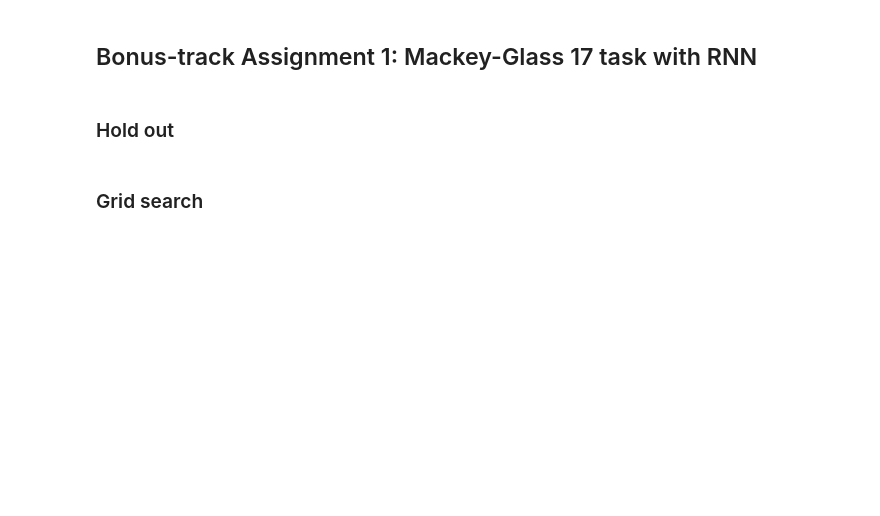
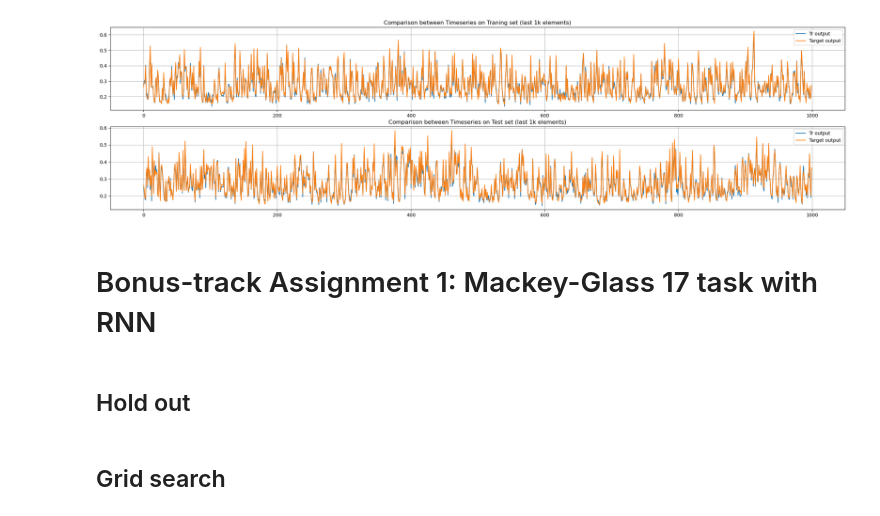
Before and after one commit to jacons/Computational-NeuroScience-Lab, a Jupyter notebook: LAB3_1/RNN.ipynb, the cells around one changed output. Cells and saved outputs as stored; diff of their text form; code cells hidden in the pictures; blank space fills up the shorter version.

Commit message:
RNN and TDNN done, sMINST ready to grid search

```diff
--- a/LAB3_1/RNN.ipynb
+++ b/LAB3_1/RNN.ipynb
@@ -15,4 +16,6 @@ from torch import Tensor, no_grad, zeros, from_numpy, cuda
 from torch.nn import Module, Sequential, Linear, MSELoss, RNN
 from torch.nn.utils import clip_grad_norm_
 from torch.optim import Adam
+# %%
+device = 'cuda' if cuda.is_available() else 'cpu'
 # %% [markdown]
@@ -20,6 +23,5 @@ from torch.optim import Adam
 # %%
-# Recurrent Neural network
-class RecurrentNN(Module):
+class RecurrentNN(Module): # Recurrent Neural network
     def __init__(self, hidden:int, layers:int, no_linearity:str="relu"):
         super(RecurrentNN,self).__init__()
 
@@ -35,6 +37,7 @@ class RecurrentNN(Module):
         self.last_hidden = None
 
     def forward(self, x:Tensor, y:Tensor=None, save_state:bool=False):
+        self.rnn.flatten_parameters()
         output, hn = self.rnn(x, self.last_hidden)
         y_pred = self.read_out(output)
 
@@ -52,10 +55,10 @@ class RNN_trainer:
     def __init__(self, hidden:int, layers:int, no_linearity:str):
 
         # model
-        self.model = RecurrentNN(hidden=hidden, layers=layers, no_linearity=no_linearity).to(gpu)
+        self.model = RecurrentNN(hidden=hidden, layers=layers, no_linearity=no_linearity).to(device)
 
     def fit(self, df:ndarray, epochs:int=2, lr:float=0.001)->Tensor:
-        df = from_numpy(df).float().contiguous().to(gpu)
+        df = from_numpy(df).float().contiguous().to(device)
 
         opt = Adam(self.model.parameters(), lr)
         history_tr = zeros(epochs) # Keep track the behavior of loss
@@ -75,7 +78,7 @@ class RNN_trainer:
 
     def validate(self, df:ndarray, save_state:bool=False) -> Tuple:
         # Given a validation dataset, it performs the loss
-        df = from_numpy(df).float().contiguous().to(gpu)
+        df = from_numpy(df).float().contiguous().to(device)
         return  self.predict(df[0], df[1], save_state) + (df[1],)
 
     def predict(self, x:Tensor, y:Tensor=None, save_state:bool=False):
@@ -191,8 +201,8 @@ final_trainer = RNN_trainer(hidden=best_config["units"],
 final_tr = hstack([tr_dataset, dev_dataset])
 tr_history = final_trainer.fit(final_tr, best_config["epochs"], lr=best_config["lr"])
 
-tr_loss, tr_out, tr_y = final_trainer.validate(final_tr)
-print("Validation Error", round(tr_loss.item(), 6))
+tr_loss, tr_y_pred, tr_y = final_trainer.validate(final_tr)
+print("Training Error", round(tr_loss.item(), 6))
 
-test_loss, test_out, test_y  = final_trainer.validate(ts_dataset)
+test_loss, ts_y_pred, test_y  = final_trainer.validate(ts_dataset)
 print("Test Error", round(test_loss.item(), 6))
@@ -201,7 +216,9 @@ show_loss(tr_history)
 # %%
-show_result(tr_out, tr_y, test_out, test_y)
+show_result(tr_y_pred, tr_y, ts_y_pred, test_y)
+# %% [output]
+[figure, added]
 # %% [markdown]
-## Bonus-track Assignment 1: Mackey-Glass 17 task with RNN
+# Bonus-track Assignment 1: Mackey-Glass 17 task with RNN
 # %% [markdown]
-### Hold out
+## Hold out
 # %%
@@ -209,7 +226,7 @@ source_aligned = zeros((2, source2.shape[0]-1, 1))
 source_aligned[0], source_aligned[1] = source2[:-1], source2[1:]
 tr_dataset, dev_dataset, ts_dataset = source_aligned[:,:4000], source_aligned[:,4000:5000], source_aligned[:,5000:]
 # %% [markdown]
-### Grid search
+## Grid search
 # %%
 ranges_to_explore = {
     "units" : [100, 200, 500],
```
Also changed, not shown: parts of 26 cells of this notebook, 3 other files.
